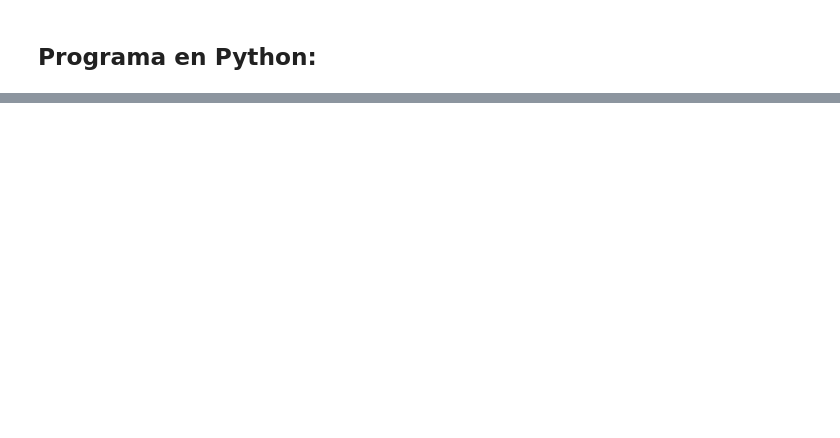
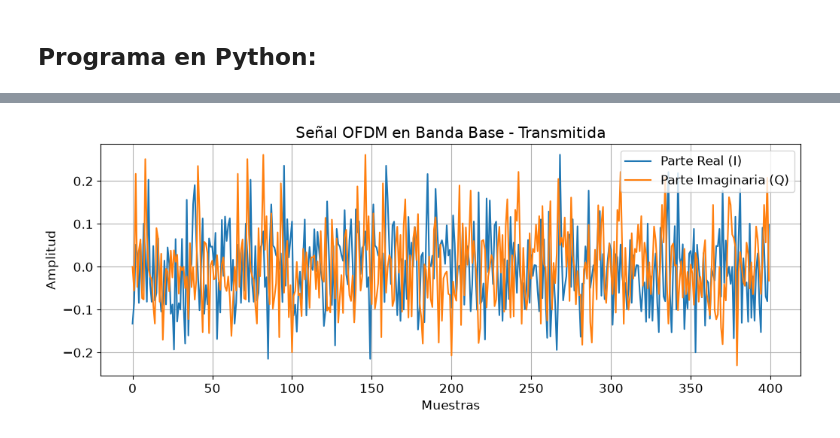
Before and after one commit to agus-alvarez-01/OFDM---Comunicaciones-Digitales, a Jupyter notebook: jupyter-notebook/TP-OFDM.ipynb, the cells around one changed output, grey strips where cells are left out. Drawn from its saved outputs; the diff is of its cells as text; code cells hidden in the pictures; blank space fills up the shorter version.

```diff
--- a/jupyter-notebook/TP-OFDM.ipynb
+++ b/jupyter-notebook/TP-OFDM.ipynb
@@ -364,20 +360,22 @@ print("Longitud de la señal transmitida:", len(tx_signal))
 # %%
 # Visualización de la señal transmitida
 plt.figure(figsize=(12,4))
 plt.plot(
     np.real(tx_signal[:400]),
     label="Parte Real (I)"
 )
 plt.plot(
     np.imag(tx_signal[:400]),
     label="Parte Imaginaria (Q)"
 )
-plt.title("Señal OFDM en Banda Base")
+plt.title("Señal OFDM en Banda Base - Transmitida")
 plt.xlabel("Muestras")
 plt.ylabel("Amplitud")
 plt.grid(True)
 plt.legend()
 plt.show()
+# %% [output]
+[figure, added]
 # %%
 # Constelación transmitida
 plt.figure(figsize=(6,6))
```
Also changed, not shown: parts of 18 cells of this notebook, 1 other file.
